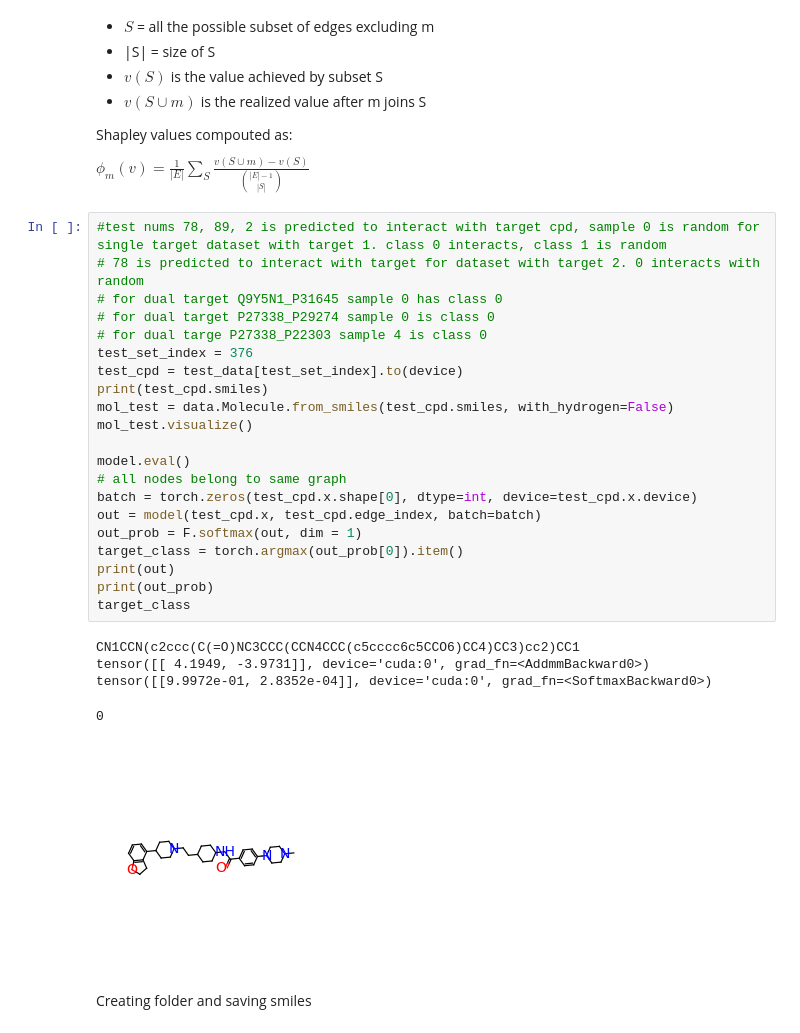
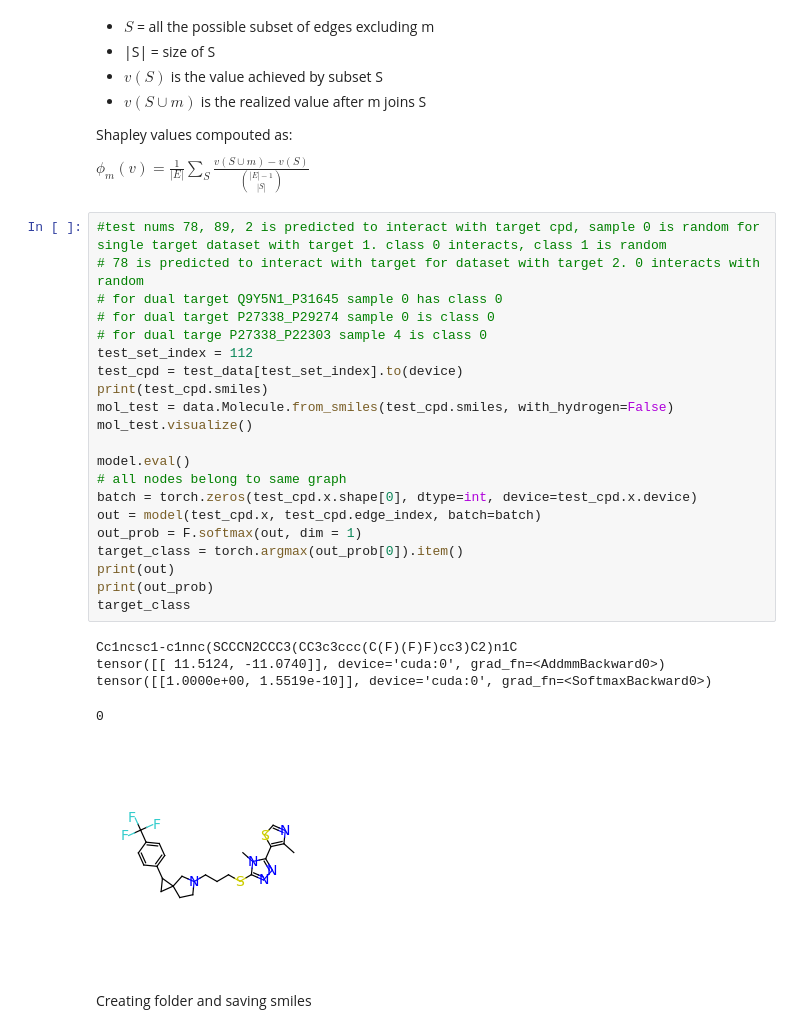
Before and after one commit to AndMastro/EdgeSHAPer, a Jupyter notebook: src/graphSHAper.ipynb, the cells around one changed output. Cells and saved outputs as stored; diff of their text form.

```diff
--- a/src/graphSHAper.ipynb
+++ b/src/graphSHAper.ipynb
@@ -346,30 +353,30 @@ $\phi_m(v) = \frac{1}{|E|} \sum_S \frac{v(S \cup {m}) - v(S)}{\binom{|E|-1}{|S|}
 # %%
 #test nums 78, 89, 2 is predicted to interact with target cpd, sample 0 is random for single target dataset with target 1. class 0 interacts, class 1 is random
 # 78 is predicted to interact with target for dataset with target 2. 0 interacts with random
 # for dual target Q9Y5N1_P31645 sample 0 has class 0
 # for dual target P27338_P29274 sample 0 is class 0
 # for dual targe P27338_P22303 sample 4 is class 0
-test_set_index = 376
+test_set_index = 112
 test_cpd = test_data[test_set_index].to(device)
 print(test_cpd.smiles)
 mol_test = data.Molecule.from_smiles(test_cpd.smiles, with_hydrogen=False)
 mol_test.visualize()
 
 model.eval()
 # all nodes belong to same graph
 batch = torch.zeros(test_cpd.x.shape[0], dtype=int, device=test_cpd.x.device)
 out = model(test_cpd.x, test_cpd.edge_index, batch=batch)
 out_prob = F.softmax(out, dim = 1)
 target_class = torch.argmax(out_prob[0]).item()
 print(out)
 print(out_prob)
 target_class
 # %% [output]
-CN1CCN(c2ccc(C(=O)NC3CCC(CCN4CCC(c5cccc6c5CCO6)CC4)CC3)cc2)CC1
-tensor([[ 4.1949, -3.9731]], device='cuda:0', grad_fn=<AddmmBackward0>)
-tensor([[9.9972e-01, 2.8352e-04]], device='cuda:0', grad_fn=<SoftmaxBackward0>)
+Cc1ncsc1-c1nnc(SCCCN2CCC3(CC3c3ccc(C(F)(F)F)cc3)C2)n1C
+tensor([[ 11.5124, -11.0740]], device='cuda:0', grad_fn=<AddmmBackward0>)
+tensor([[1.0000e+00, 1.5519e-10]], device='cuda:0', grad_fn=<SoftmaxBackward0>)
 0
-[figure, old version]
+[figure, new version]
 # %% [markdown]
 Creating folder and saving smiles
 # %%
```
Also changed, not shown: parts of 17 cells of this notebook, 19 other files.
